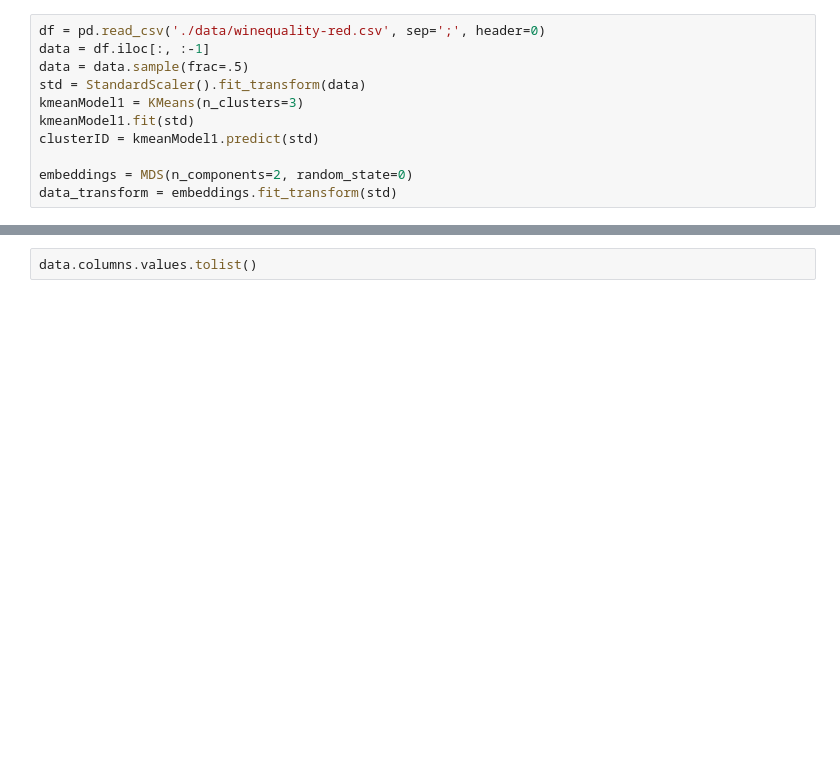
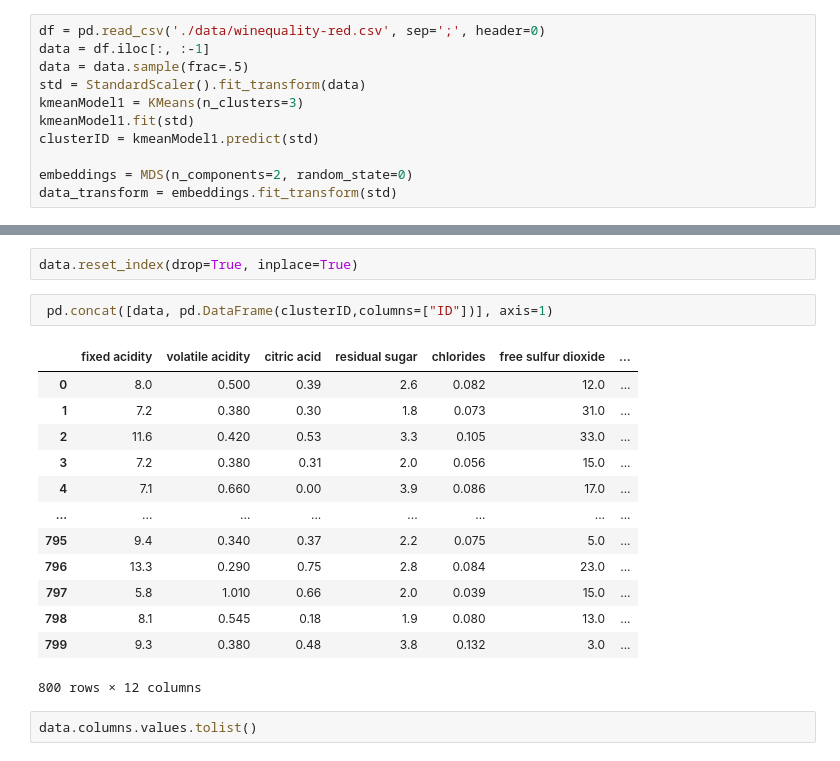
Before and after one commit to zhou5101/CSE564, a Jupyter notebook: Proj2b/Proj2b.ipynb, the cells around one changed output, grey strips where cells are left out. Saved outputs shown, nothing was run; the diff lists cells and outputs as text; blank space fills up the shorter version.

```diff
--- a/Proj2b/Proj2b.ipynb
+++ b/Proj2b/Proj2b.ipynb
@@ -20,3 +34,21 @@ data_transform = embeddings.fit_transform(std)
+# %%
+data.reset_index(drop=True, inplace=True)
+# %%
+ pd.concat([data, pd.DataFrame(clusterID,columns=["ID"])], axis=1)
+# %% [output]
+|  | fixed acidity | volatile acidity | citric acid | residual sugar | chlorides | free sulfur dioxide | ... |
+| 0 | 8.0 | 0.500 | 0.39 | 2.6 | 0.082 | 12.0 | ... |
+| 1 | 7.2 | 0.380 | 0.30 | 1.8 | 0.073 | 31.0 | ... |
+| 2 | 11.6 | 0.420 | 0.53 | 3.3 | 0.105 | 33.0 | ... |
+| 3 | 7.2 | 0.380 | 0.31 | 2.0 | 0.056 | 15.0 | ... |
+| 4 | 7.1 | 0.660 | 0.00 | 3.9 | 0.086 | 17.0 | ... |
+| ... | ... | ... | ... | ... | ... | ... | ... |
+| 795 | 9.4 | 0.340 | 0.37 | 2.2 | 0.075 | 5.0 | ... |
+| 796 | 13.3 | 0.290 | 0.75 | 2.8 | 0.084 | 23.0 | ... |
+| 797 | 5.8 | 1.010 | 0.66 | 2.0 | 0.039 | 15.0 | ... |
+| 798 | 8.1 | 0.545 | 0.18 | 1.9 | 0.080 | 13.0 | ... |
+| 799 | 9.3 | 0.380 | 0.48 | 3.8 | 0.132 | 3.0 | ... |
+800 rows × 12 columns
 # %%
 data.columns.values.tolist()
 # %% [output]
```
Also changed, not shown: parts of 2 cells of this notebook, 8 other files.
